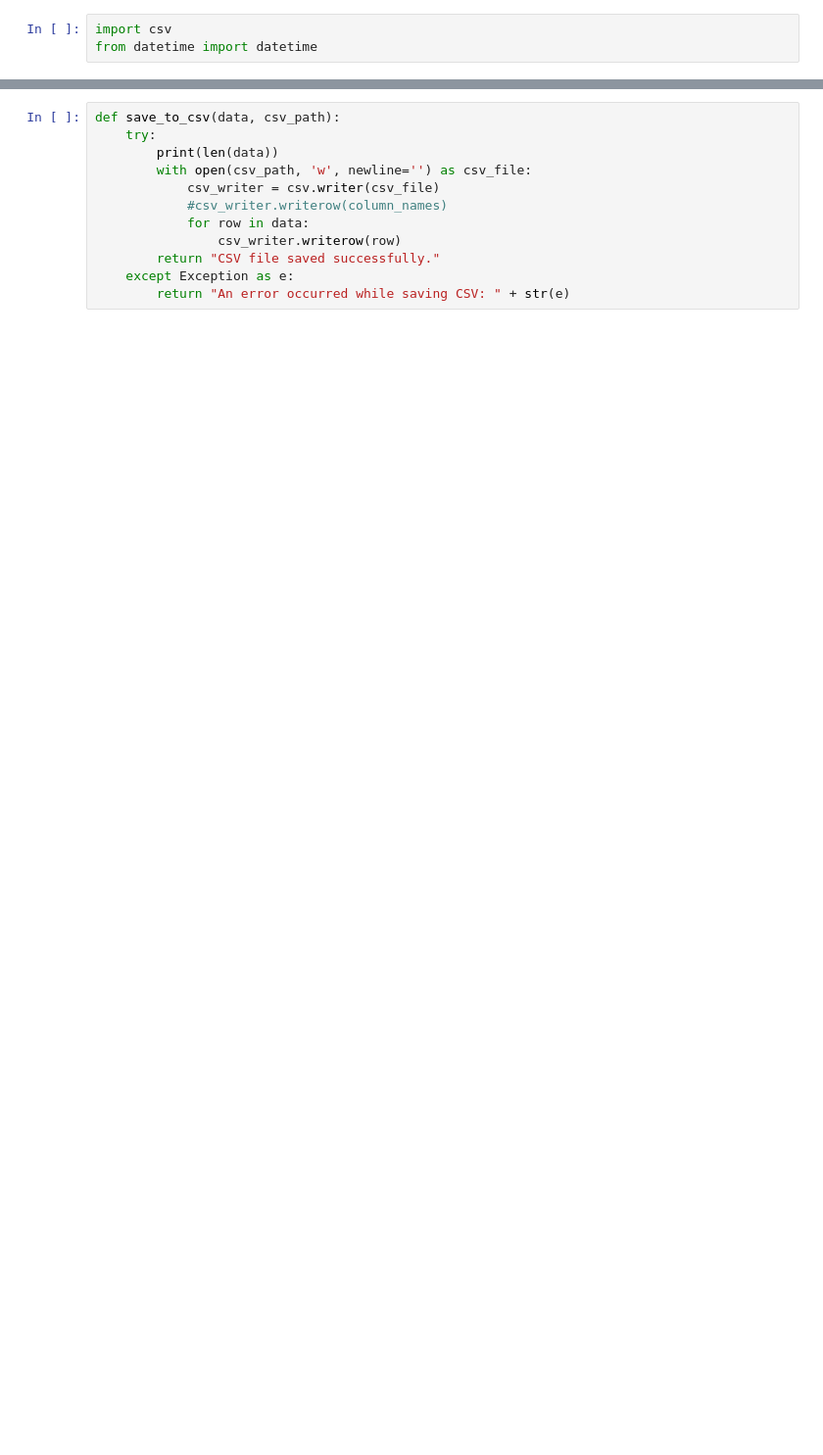
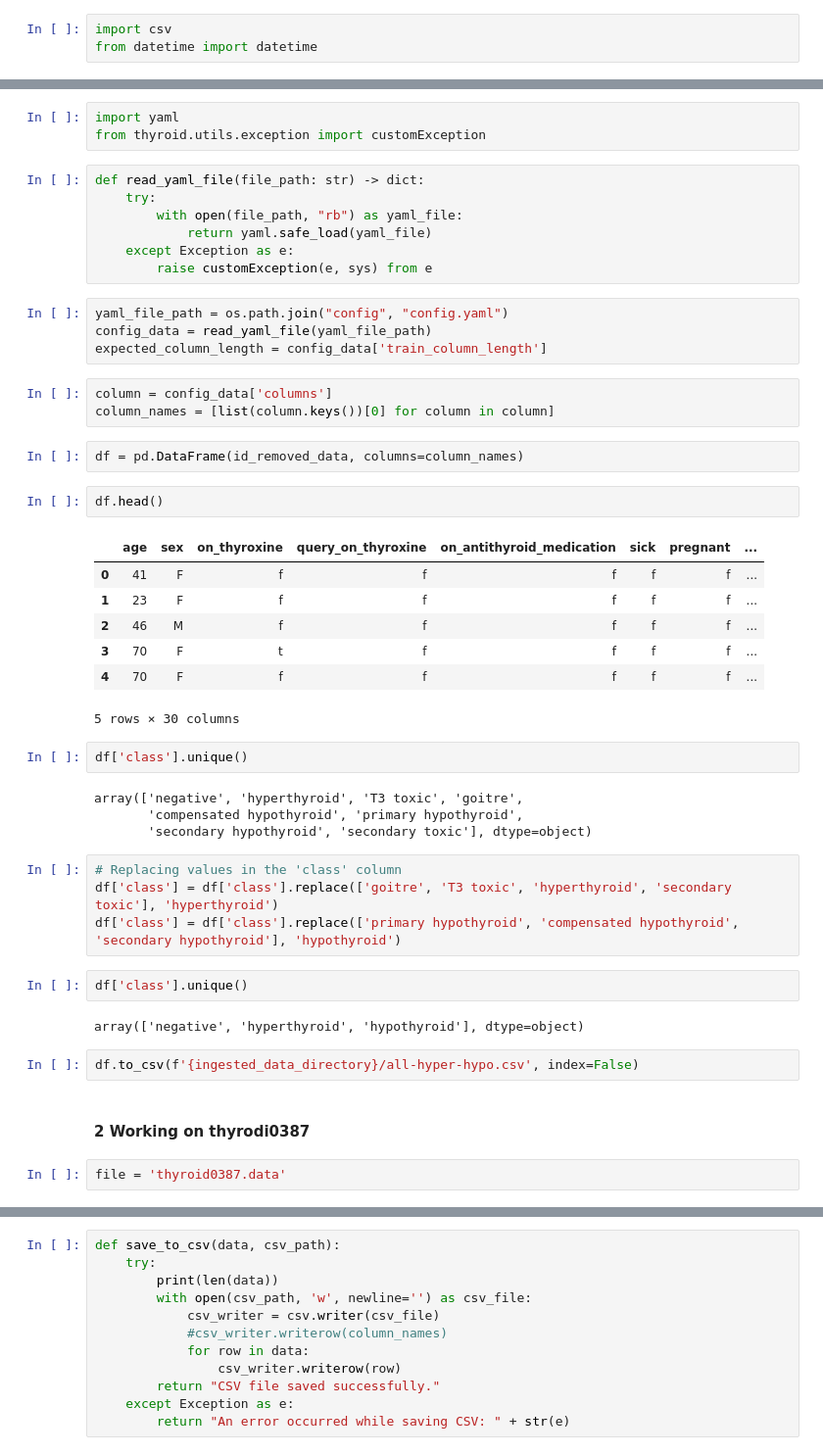
Before and after one commit to akash-soni/Thyroid-disease-detection, a Jupyter notebook: research/dataingestion.ipynb, the cells around one changed output, grey strips where cells are left out. Shown at 98% size. Saved outputs shown, nothing was run; the diff lists cells and outputs as text; blank space fills up the shorter version.

Commit message:
changes in data

```diff
--- a/research/dataingestion.ipynb
+++ b/research/dataingestion.ipynb
@@ -59,0 +99,49 @@ from datetime import datetime
+# %%
+import yaml
+from thyroid.utils.exception import customException
+# %%
+def read_yaml_file(file_path: str) -> dict:
+    try:
+        with open(file_path, "rb") as yaml_file:
+            return yaml.safe_load(yaml_file)
+    except Exception as e:
+        raise customException(e, sys) from e
+# %%
+yaml_file_path = os.path.join("config", "config.yaml")
+config_data = read_yaml_file(yaml_file_path)
+expected_column_length = config_data['train_column_length']
+# %%
+column = config_data['columns']
+column_names = [list(column.keys())[0] for column in column]
+# %%
+df = pd.DataFrame(id_removed_data, columns=column_names)
+# %%
+df.head()
+# %% [output]
+|  | age | sex | on_thyroxine | query_on_thyroxine | on_antithyroid_medication | sick | pregnant | ... |
+| 0 | 41 | F | f | f | f | f | f | ... |
+| 1 | 23 | F | f | f | f | f | f | ... |
+| 2 | 46 | M | f | f | f | f | f | ... |
+| 3 | 70 | F | t | f | f | f | f | ... |
+| 4 | 70 | F | f | f | f | f | f | ... |
+5 rows × 30 columns
+# %%
+df['class'].unique()
+# %% [output]
+array(['negative', 'hyperthyroid', 'T3 toxic', 'goitre',
+       'compensated hypothyroid', 'primary hypothyroid',
+       'secondary hypothyroid', 'secondary toxic'], dtype=object)
+# %%
+# Replacing values in the 'class' column
+df['class'] = df['class'].replace(['goitre', 'T3 toxic', 'hyperthyroid', 'secondary toxic'], 'hyperthyroid')
+df['class'] = df['class'].replace(['primary hypothyroid', 'compensated hypothyroid', 'secondary hypothyroid'], 'hypothyroid')
+# %%
+df['class'].unique()
+# %% [output]
+array(['negative', 'hyperthyroid', 'hypothyroid'], dtype=object)
+# %%
+df.to_csv(f'{ingested_data_directory}/all-hyper-hypo.csv', index=False)
+# %% [markdown]
+#### 2 Working on thyrodi0387
+# %%
+file = 'thyroid0387.data'
```
Also changed, not shown: parts of 57 cells of this notebook, 2 other files.
